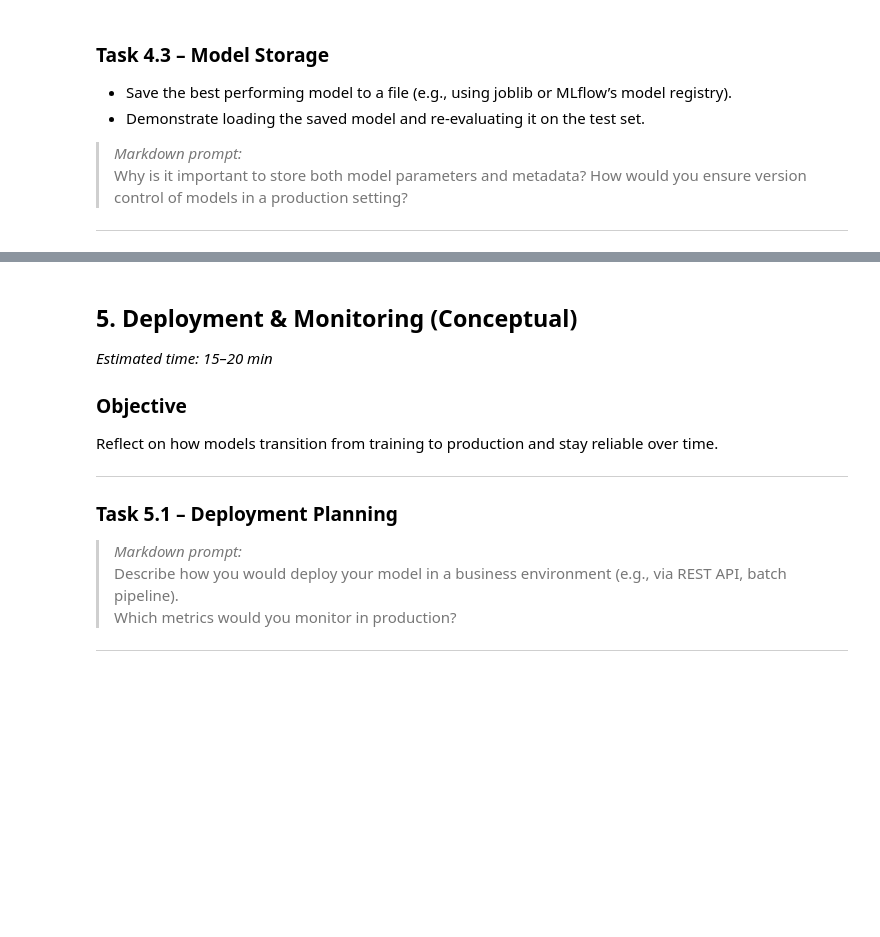
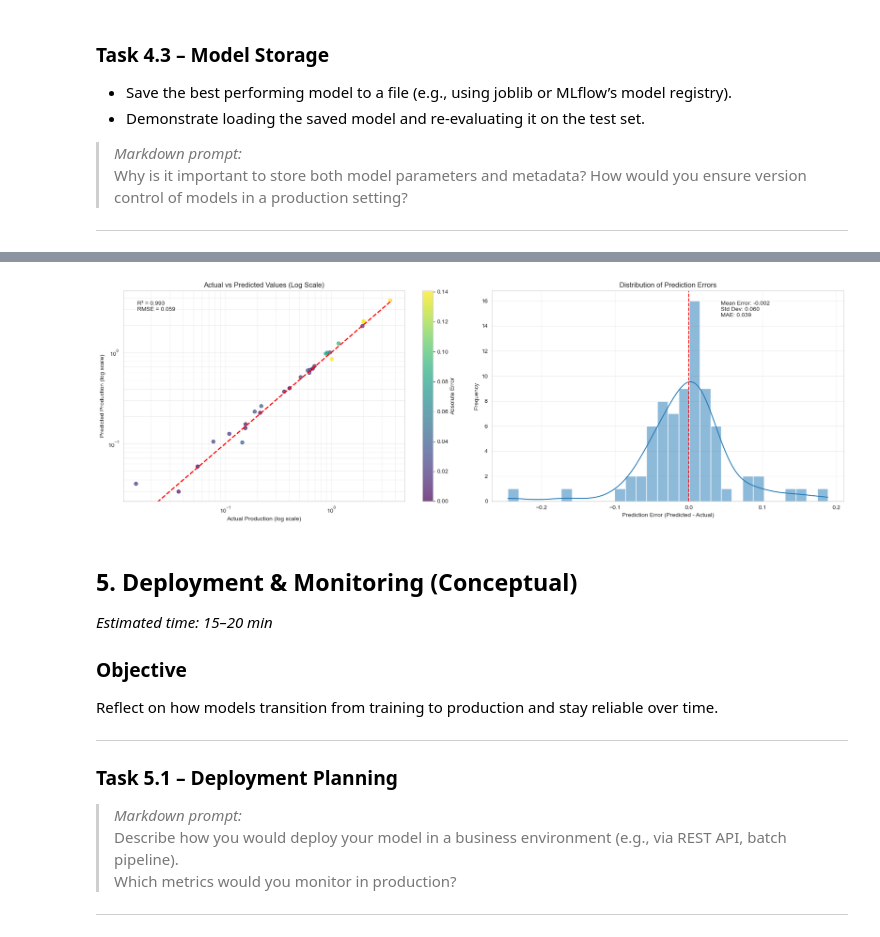
Before and after one commit to Vincksi/Climate-Risks, a Jupyter notebook: Lab2 - Modelling & Model Lifecycle/plant_production_predictions.ipynb, the cells around one changed output, grey strips where cells are left out. Saved outputs shown, nothing was run; the diff lists cells and outputs as text; code cells hidden in the pictures; blank space fills up the shorter version.

```diff
--- a/Lab2 - Modelling & Model Lifecycle/plant_production_predictions.ipynb
+++ b/Lab2 - Modelling & Model Lifecycle/plant_production_predictions.ipynb
@@ -1611,0 +1626,98 @@ Why is it important to store both model parameters and metadata? How would you e
+# %%
+def load_and_evaluate_model(model_path, X_test, y_test):
+    """Load a saved model and evaluate it on test data."""
+    print("\n" + "="*60)
+    print("LOADING AND EVALUATING SAVED MODEL")
+    print("="*60)
+
+    # Load the model
+    loaded_data = joblib.load(model_path)
+    model = loaded_data['model']
+    feature_names = loaded_data['feature_names']
+
+    # Make sure we have the same features in the same order
+    X_test_aligned = X_test[feature_names]
+
+    # Make predictions
+    y_pred = model.predict(X_test_aligned)
+
+    # Calculate metrics
+    rmse = np.sqrt(mean_squared_error(y_test, y_pred))
+    mae = mean_absolute_error(y_test, y_pred)
+    r2 = r2_score(y_test, y_pred)
+
+    # Print results
+    print("\nLoaded Model Information:")
+    print(f"Model Type: {type(model).__name__}")
+    print(f"Features used: {', '.join(feature_names[:5])}{'...' if len(feature_names) > 5 else ''}")
+    print(f"Number of features: {len(feature_names)}")
+    print("\nBest Parameters from Training:")
+    for param, value in loaded_data['best_params'].items():
+        print(f"  {param}: {value}")
+
+    print("\nTest Set Performance:")
+    print(f"RMSE: {rmse:.4f}")
+    print(f"MAE: {mae:.4f}")
+    print(f"R²: {r2:.4f}")
+
+    # Calculate errors
+    errors = y_pred - y_test
+    abs_errors = np.abs(errors)
+
+    # Create figure with subplots
+    fig = plt.figure(figsize=(18, 6))
+
+    # Subplot 1: Actual vs Predicted with log scale
+    ax1 = plt.subplot(1, 2, 1)
+    scatter = ax1.scatter(y_test, y_pred,
+                         c=abs_errors,
+                         cmap='viridis',
+                         alpha=0.7,
+                         norm=plt.Normalize(0, abs_errors.quantile(0.95)))
+
+    # Add colorbar
+    cbar = plt.colorbar(scatter, ax=ax1)
+    cbar.set_label('Absolute Error')
+
+    # Plot the perfect prediction line
+    min_val = min(y_test.min(), y_pred.min())
+    max_val = max(y_test.max(), y_pred.max())
+    ax1.plot([min_val, max_val], [min_val, max_val], 'r--', lw=2)
+
+    ax1.set_xscale('log')
+    ax1.set_yscale('log')
+    ax1.set_xlabel('Actual Production (log scale)')
+    ax1.set_ylabel('Predicted Production (log scale)')
+    ax1.set_title('Actual vs Predicted Values (Log Scale)')
+    ax1.grid(True, which="both", ls="-", alpha=0.3)
+
+    # Add R² and RMSE to plot
+    textstr = f'R² = {r2:.3f}\nRMSE = {rmse:.3f}'
+    props = dict(boxstyle='round', facecolor='white', alpha=0.5)
+    ax1.text(0.05, 0.95, textstr, transform=ax1.transAxes,
+             fontsize=10, verticalalignment='top', bbox=props)
+
+    # Subplot 2: Error distribution
+    ax2 = plt.subplot(1, 2, 2)
+    sns.histplot(errors, kde=True, ax=ax2, bins=30)
+    ax2.axvline(x=0, color='red', linestyle='--')
+    ax2.set_xlabel('Prediction Error (Predicted - Actual)')
+    ax2.set_ylabel('Frequency')
+    ax2.set_title('Distribution of Prediction Errors')
+    ax2.grid(True, alpha=0.3)
+
+    # Add error statistics to the plot
+    error_stats = (f"Mean Error: {errors.mean():.3f}\n"
+                   f"Std Dev: {errors.std():.3f}\n"
+                   f"MAE: {mae:.3f}")
+    ax2.text(0.65, 0.95, error_stats, transform=ax2.transAxes,
+             fontsize=10, verticalalignment='top', bbox=props)
+
+    plt.tight_layout()
+    plt.show()
+
+    return model
+
+# Test the loading and evaluation
+loaded_model = load_and_evaluate_model(MODEL_FILENAME, X_test, y_test)
+# %% [output]
@@ -1612,3 +1741,4 @@ Why is it important to store both model parameters and metadata? How would you e
+[figure, added]
 # %% [markdown]
 
 ## 5. Deployment & Monitoring (Conceptual)
```
Also changed, not shown: parts of 7 cells of this notebook.
